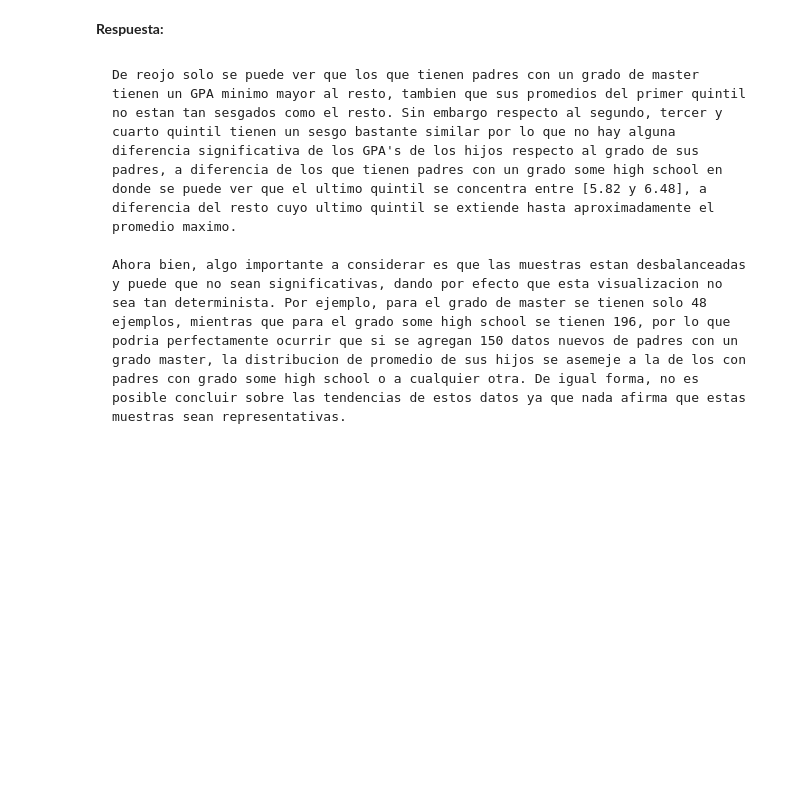
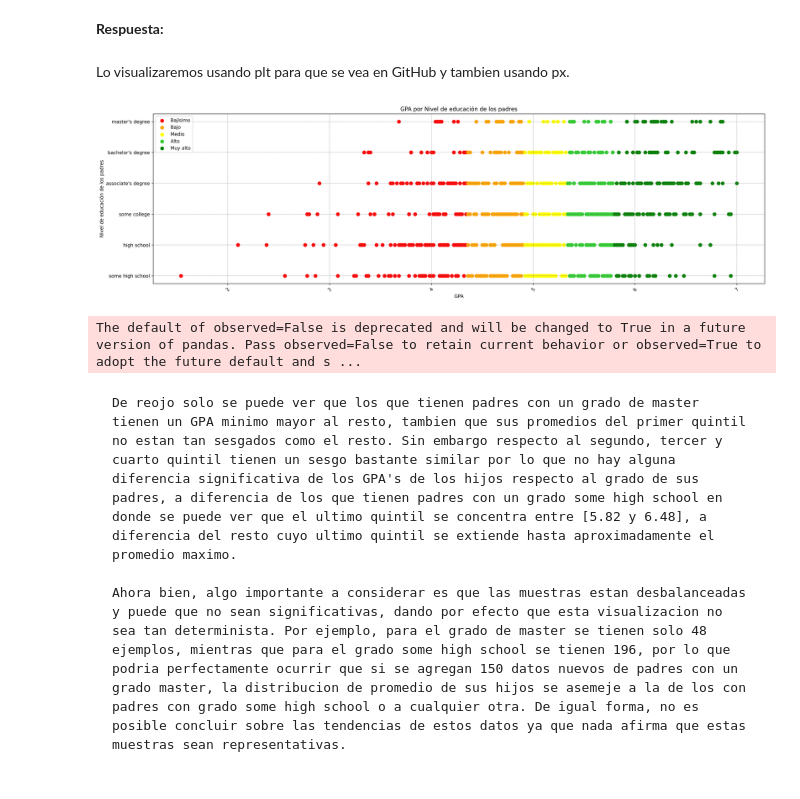
Before and after one commit to AlanMontanares/MDS7202, a Jupyter notebook: lab4/Laboratorio4_enunciado.ipynb, the cells around one changed output. Saved outputs shown, nothing was run; the diff lists cells and outputs as text; code cells hidden in the pictures; blank space fills up the shorter version.

Commit message:
Se agrega el ultimo grafico usando plt

````diff
--- a/lab4/Laboratorio4_enunciado.ipynb
+++ b/lab4/Laboratorio4_enunciado.ipynb
@@ -632,12 +633,54 @@ Hecho esto, grafique a través de un scatter plot el nivel educacional de los pa
 Realizado el grafico, responda la siguiente pregunta: **¿Es posible visualizar alguna tendencia en el gráfico?.**
 # %% [markdown]
 **Respuesta:**
+# %% [markdown]
+Lo visualizaremos usando plt para que se vea en GitHub y tambien usando px.
 # %%
 clean_df_scale2['GPA cuantiles'] = pd.qcut(clean_df_scale2['GPA'], q=5, labels=['Bajísimo', 'Bajo', 'Medio', 'Alto', 'Muy alto'])
+clean_df_scale2['GPA cuantiles colors'] = pd.qcut(clean_df_scale2['GPA'], q=5, labels=['red', 'orange', 'yellow', 'limegreen', 'green'])
+# %%
+#Usando plt scatter
+
+color_mapping = {
+    'Bajísimo': 'red',
+    'Bajo': 'orange',
+    'Medio': 'yellow',
+    'Alto': 'limegreen',
+    'Muy alto': 'green'
+}
+clean_df_scale2['GPA cuantiles colors'] = clean_df_scale2['GPA cuantiles'].map(color_mapping)
+
+fig, ax = plt.subplots(figsize=(20, 6), dpi=250)
+
+clean_df_scale2 = clean_df_scale2.sort_values(by="GPA")
+
+# Crear el gráfico de dispersión y agregar automáticamente etiquetas y colores
+for category, color in color_mapping.items():
+    subset = clean_df_scale2[clean_df_scale2["GPA cuantiles"] == category]
+    scatter = ax.scatter(
+        subset["GPA"],
+        subset["parental level of education"],
+        c=color,
+        s=50,
+        label=category,  # Usar la categoría como etiqueta de la leyenda
+    )
+
+# Configurar los ejes y el título
+ax.set_xlabel("GPA")
+ax.set_ylabel("Nivel de educación de los padres")
+ax.set_title("GPA por Nivel de educación de los padres")
+ax.grid(True, linestyle='--', linewidth=0.5, color='gray')
+# Mostrar la leyenda con todas las categorías automáticamente
+legend = ax.legend(loc='best')
+
+plt.xticks(rotation=45)  # Rotar las etiquetas del eje x para mayor legibilidad
+
+# Mostrar el gráfico
+plt.tight_layout()
+plt.show()
+# %% [output]
+[figure, added]
 # %%
-# Código para quintiles
-# La variable que contenga los quintiles debe llamarse GPA cuantiles para que el gráfico funcione.
-
 # Código de gráfico
 fig = px.scatter(
     clean_df_scale2.sort_values(by="GPA"),
@@ -650,6 +693,8 @@ fig = px.scatter(
 )
 
 fig
+# %% [output]
+The default of observed=False is deprecated and will be changed to True in a future version of pandas. Pass observed=False to retain current behavior or observed=True to adopt the future default and s ...
 # %% [markdown]
 ```
 De reojo solo se puede ver que los que tienen padres con un grado de master tienen un GPA minimo mayor al resto, tambien que sus promedios del primer quintil no estan tan sesgados como el resto. Sin embargo respecto al segundo, tercer y cuarto quintil tienen un sesgo bastante similar por lo que no hay alguna diferencia significativa de los GPA's de los hijos respecto al grado de sus padres, a diferencia de los que tienen padres con un grado some high school en donde se puede ver que el ultimo quintil se concentra entre [5.82 y 6.48], a diferencia del resto cuyo ultimo quintil se extiende hasta aproximadamente el promedio maximo.
````
Also changed, not shown: parts of 3 cells of this notebook.
